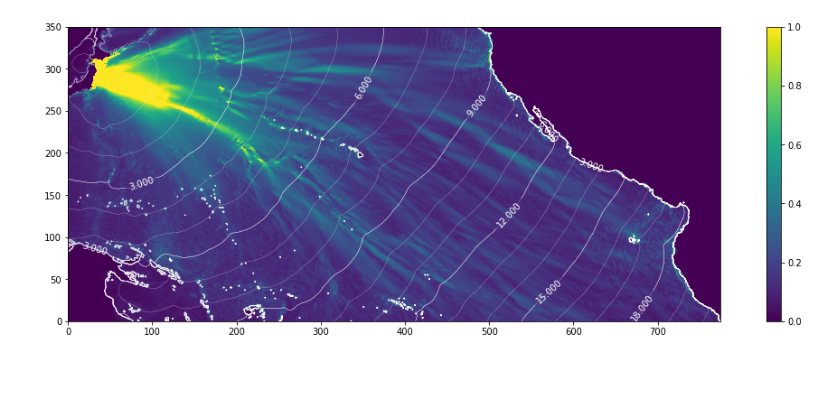
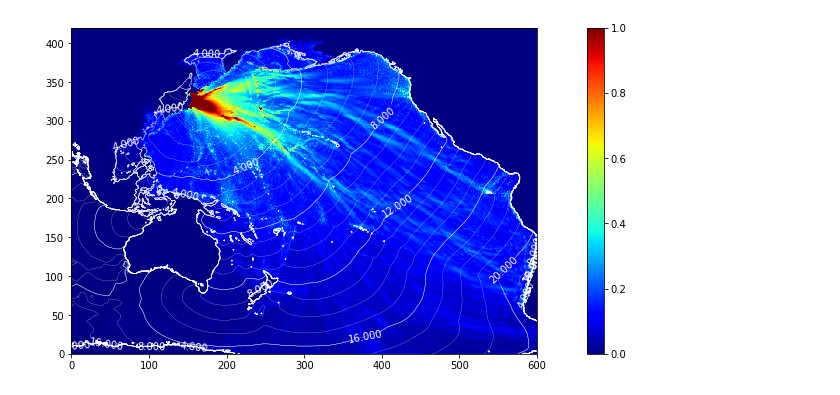
Before and after one commit to jgalazm/Nami, a Jupyter notebook: validation/04_tohoku2011/comparison/maxHeights.ipynb, the cells around one changed output. Saved outputs shown, nothing was run; the diff lists cells and outputs as text; code cells hidden in the pictures.

```diff
--- a/validation/04_tohoku2011/comparison/maxHeights.ipynb
+++ b/validation/04_tohoku2011/comparison/maxHeights.ipynb
@@ -3,21 +3,21 @@ import numpy as np
 import matplotlib.pyplot as plt
 %matplotlib inline
 # %%
-ny = int(1401/4)
-nx = int(3101/4)
+ny = int(1680/4)
+nx = int(2400/4)
 # %%
-hlast = np.loadtxt('../tsunamilab/tlab2D (4)',delimiter=',',skiprows=1).reshape((ny,nx))
-hmax= np.loadtxt('../tsunamilab/tlab2D (5)',delimiter=',',skiprows=1).reshape((ny,nx))
-arrival= np.loadtxt('../tsunamilab/tlab2D (6)',delimiter=',',skiprows=1).reshape((ny,nx))
+hlast = np.loadtxt('../tsunamilab/tlab2D',delimiter=',',skiprows=1).reshape((ny,nx))
+hmax= np.loadtxt('../tsunamilab/tlab2D (1)',delimiter=',',skiprows=1).reshape((ny,nx))
+arrival= np.loadtxt('../tsunamilab/tlab2D (2)',delimiter=',',skiprows=1).reshape((ny,nx))
 # %%
 k = 3
 plt.figure(figsize=(6*k,2*k))
-plt.pcolormesh(hmax,vmin=0,vmax=1)
+plt.pcolormesh(hmax,vmin=0,vmax=1.0,cmap=plt.cm.jet)
 plt.colorbar()
 c = plt.contour(arrival/60/60,colors='w',linewidths=0.4)
-plt.contour(arrival/60/60,range(22),colors='w',linewidths=0.2)
+plt.contour(arrival/60/60,range(50),colors='w',linewidths=0.2)
 plt.clabel(c, inline=1, fontsize=10)
 ax = plt.gca()
 ax.set_aspect(1)
 # %% [output]
-[figure, old version]
+[figure, new version]
```
Also changed, not shown: 1 other file.
